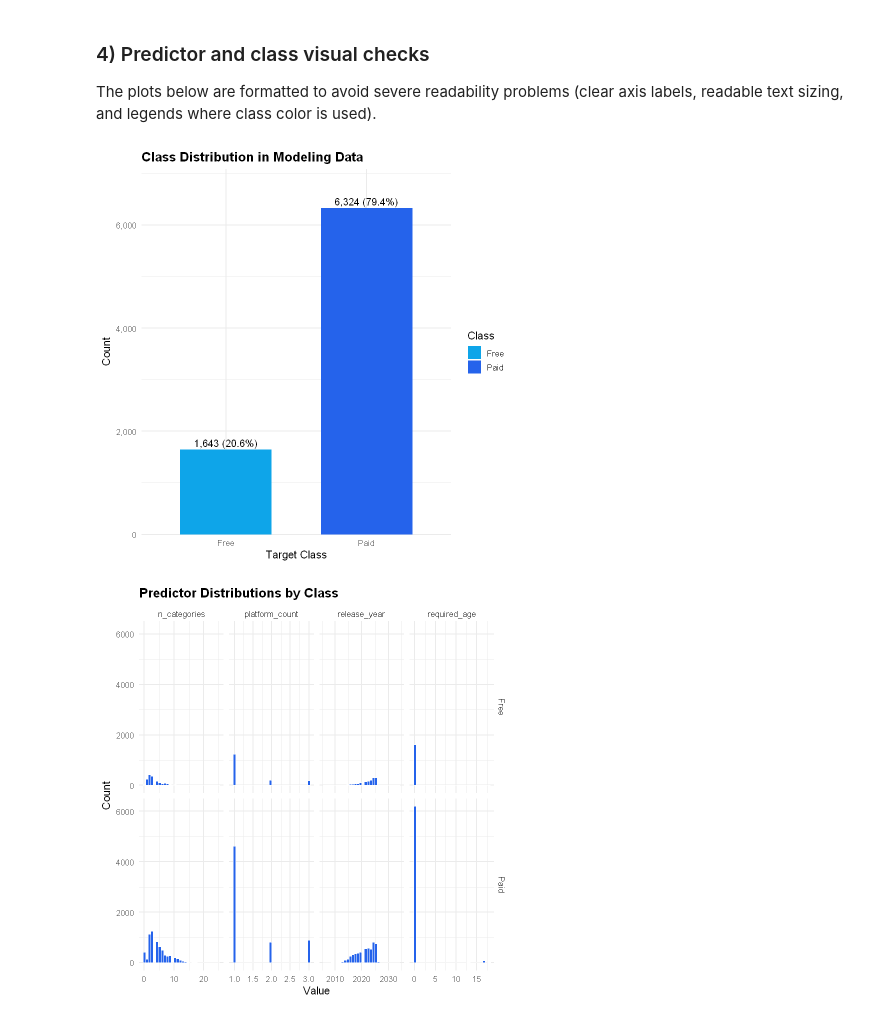
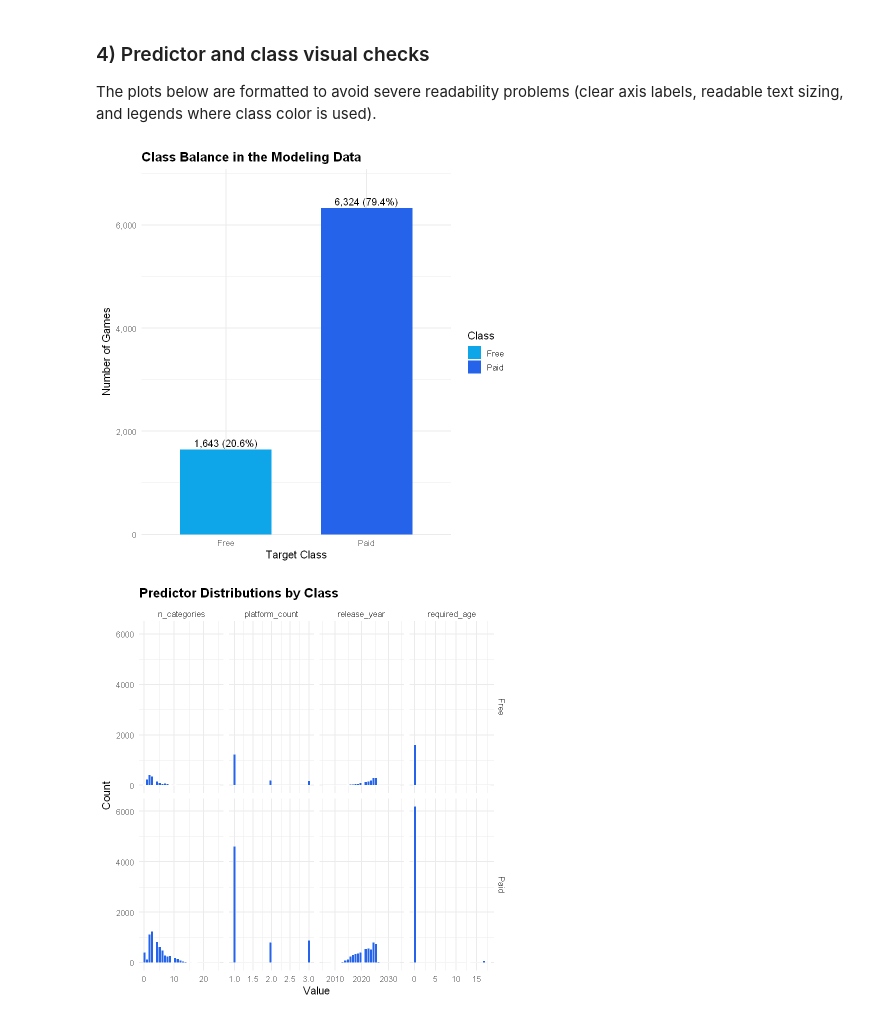
Before and after one commit to UBC-DSCI-310-2025W2/dsci-310-group-15, a Jupyter notebook: src/steam_full_analysis.ipynb, the cells around one changed output. Drawn from its saved outputs; the diff is of its cells as text; code cells hidden in the pictures.

```diff
--- a/src/steam_full_analysis.ipynb
+++ b/src/steam_full_analysis.ipynb
@@ -117,14 +331,25 @@ Modeling table: 7967 rows x 30 columns
 The plots below are formatted to avoid severe readability problems (clear axis labels, readable text sizing, and legends where class color is used).
 # %%
 # ---- Class balance ----
-class_result <- run_class_imbalance_check(
-  input_data_dir = data_dir,
-  output_object_dir = results_dir,
-  output_figure_dir = results_dir
-)
+class_counts <- df_model |>
+  count(is_free) |>
+  mutate(
+    pct = n / sum(n),
+    label = paste0(scales::comma(n), " (", scales::percent(pct, accuracy = 0.1), ")")
+  )
 
-class_result$class_distribution_plot
+ggplot(class_counts, aes(x = is_free, y = n, fill = is_free)) +
+  geom_col(width = 0.65) +
+  geom_text(aes(label = label), vjust = -0.4, size = 4.2) +
+  scale_fill_manual(values = c("Free" = "#0EA5E9", "Paid" = "#2563EB")) +
+  scale_y_continuous(labels = scales::comma, expand = expansion(mult = c(0, 0.12))) +
+  labs(
+    title = "Class Balance in the Modeling Data",
+    x = "Target Class",
+    y = "Number of Games",
+    fill = "Class"
+  )
 # %% [output]
-[figure, old version]
+[figure, new version]
 # %%
 # ---- Numeric predictor distributions ----
```
Also changed, not shown: parts of 10 cells of this notebook, 50 other files.
